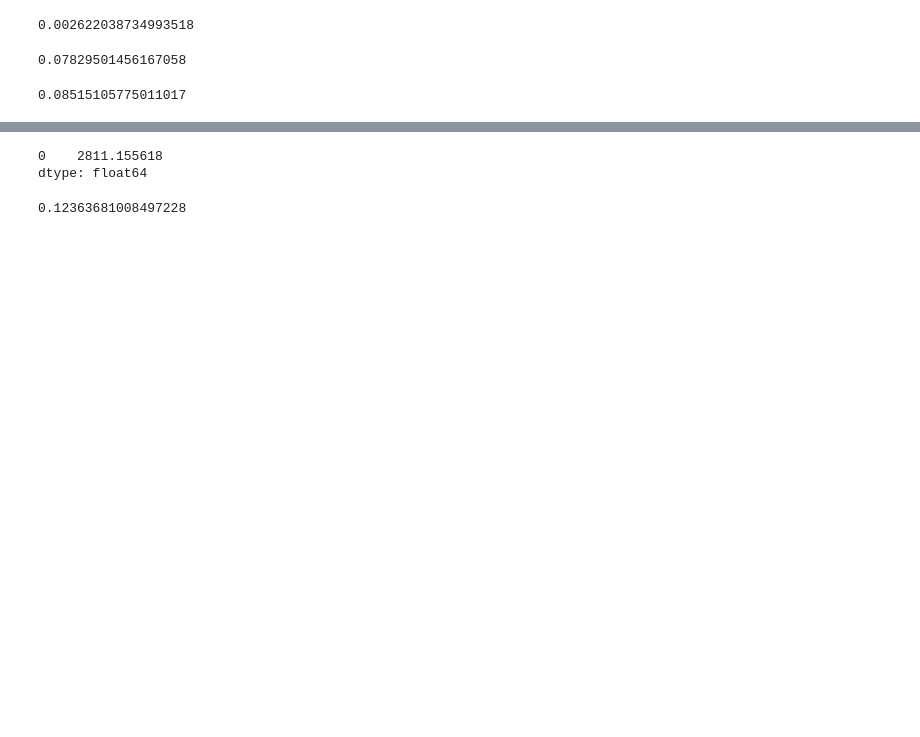
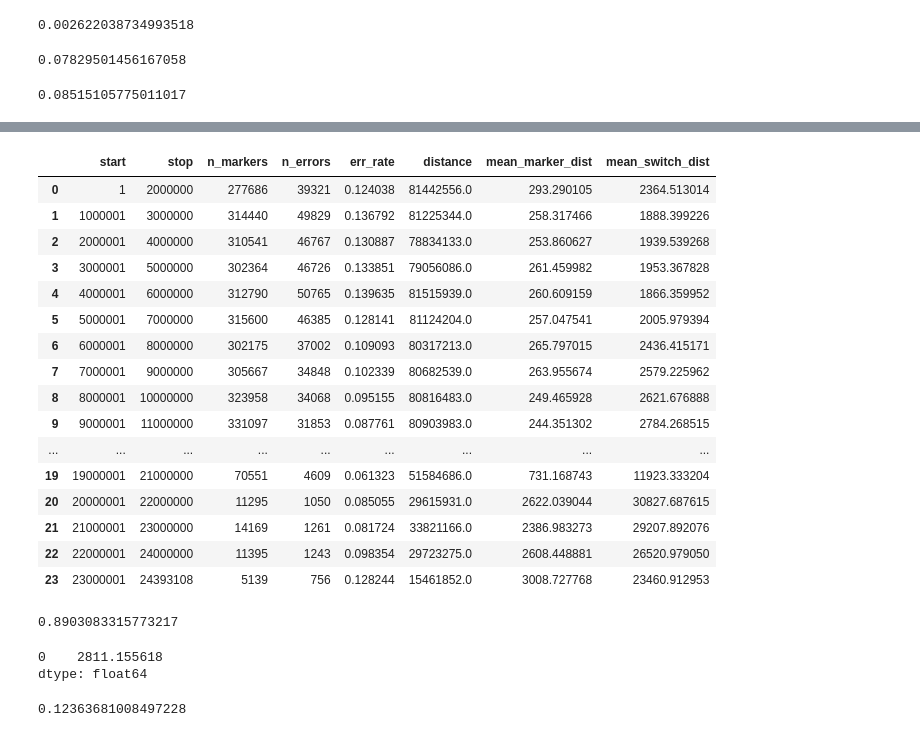
Before and after one commit to alimanfoo/ag1000g-phase2-data-paper, a Jupyter notebook: notebooks/haplotype-validation.ipynb, the cells around one changed output, grey strips where cells are left out. Cells and saved outputs as stored; diff of their text form; code cells hidden in the pictures; blank space fills up the shorter version.

```diff
--- a/notebooks/haplotype-validation.ipynb
+++ b/notebooks/haplotype-validation.ipynb
@@ -424,3 +456,28 @@ xdf = pandas.read_csv(frame_d["X"], sep="\t")
+# %%
+xdf
+# %% [output]
+|  | start | stop | n_markers | n_errors | err_rate | distance | mean_marker_dist | mean_switch_dist |
+| 0 | 1 | 2000000 | 277686 | 39321 | 0.124038 | 81442556.0 | 293.290105 | 2364.513014 |
+| 1 | 1000001 | 3000000 | 314440 | 49829 | 0.136792 | 81225344.0 | 258.317466 | 1888.399226 |
+| 2 | 2000001 | 4000000 | 310541 | 46767 | 0.130887 | 78834133.0 | 253.860627 | 1939.539268 |
+| 3 | 3000001 | 5000000 | 302364 | 46726 | 0.133851 | 79056086.0 | 261.459982 | 1953.367828 |
+| 4 | 4000001 | 6000000 | 312790 | 50765 | 0.139635 | 81515939.0 | 260.609159 | 1866.359952 |
+| 5 | 5000001 | 7000000 | 315600 | 46385 | 0.128141 | 81124204.0 | 257.047541 | 2005.979394 |
+| 6 | 6000001 | 8000000 | 302175 | 37002 | 0.109093 | 80317213.0 | 265.797015 | 2436.415171 |
+| 7 | 7000001 | 9000000 | 305667 | 34848 | 0.102339 | 80682539.0 | 263.955674 | 2579.225962 |
+| 8 | 8000001 | 10000000 | 323958 | 34068 | 0.095155 | 80816483.0 | 249.465928 | 2621.676888 |
+| 9 | 9000001 | 11000000 | 331097 | 31853 | 0.087761 | 80903983.0 | 244.351302 | 2784.268515 |
+| ... | ... | ... | ... | ... | ... | ... | ... | ... |
+| 19 | 19000001 | 21000000 | 70551 | 4609 | 0.061323 | 51584686.0 | 731.168743 | 11923.333204 |
+| 20 | 20000001 | 22000000 | 11295 | 1050 | 0.085055 | 29615931.0 | 2622.039044 | 30827.687615 |
+| 21 | 21000001 | 23000000 | 14169 | 1261 | 0.081724 | 33821166.0 | 2386.983273 | 29207.892076 |
+| 22 | 22000001 | 24000000 | 11395 | 1243 | 0.098354 | 29723275.0 | 2608.448881 | 26520.979050 |
+| 23 | 23000001 | 24393108 | 5139 | 756 | 0.128244 | 15461852.0 | 3008.727768 | 23460.912953 |
+# %%
+# autosomal SER
+1 - (xno_overlaps.n_errors / xno_overlaps.n_markers)
+# %% [output]
+0.8903083315773217
 # %%
 xsum = xdf.sum(0)
 # %%
```
Also changed, not shown: parts of 6 cells of this notebook, 1 other file.
